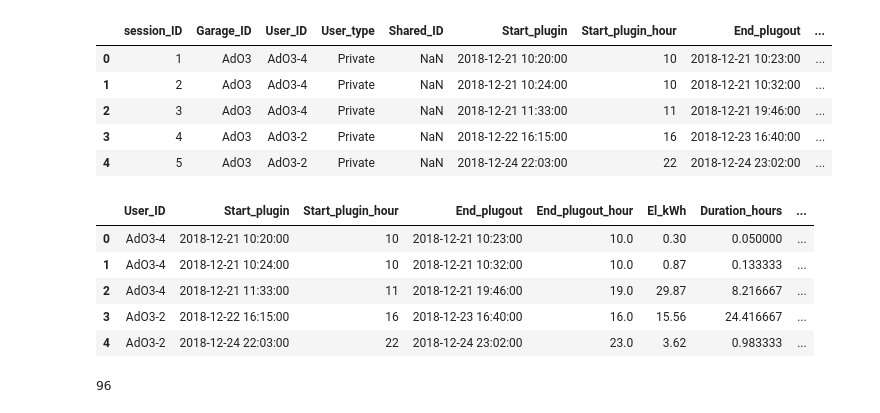
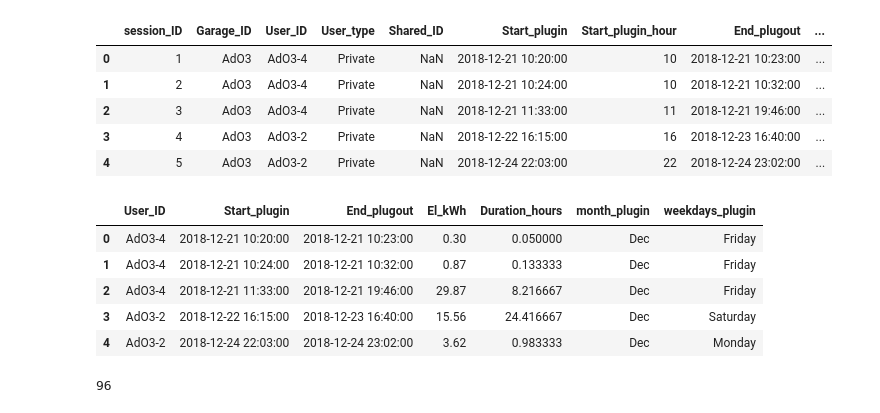
Before and after one commit to jarviskroos7/pev_intelligent_charging_control, a Jupyter notebook: notebooks/charging_data_proc.ipynb, the cells around one changed output. Cells and saved outputs as stored; diff of their text form; code cells hidden in the pictures.

```diff
--- a/notebooks/charging_data_proc.ipynb
+++ b/notebooks/charging_data_proc.ipynb
@@ -39,14 +39,14 @@ sessions.head()
 | 3 | 4 | AdO3 | AdO3-2 | Private | NaN | 2018-12-22 16:15:00 | 16 | 2018-12-23 16:40:00 | ... |
 | 4 | 5 | AdO3 | AdO3-2 | Private | NaN | 2018-12-24 22:03:00 | 22 | 2018-12-24 23:02:00 | ... |
 # %%
-sessions.drop(columns=['session_ID', 'Garage_ID', 'User_type', 'Shared_ID', 'Plugin_category', 'Duration_category']).head()
+sessions.drop(columns=['session_ID', 'Start_plugin_hour', 'End_plugout_hour', 'Garage_ID', 'User_type', 'Shared_ID', 'Plugin_category', 'Duration_category']).head()
 # %% [output]
-|  | User_ID | Start_plugin | Start_plugin_hour | End_plugout | End_plugout_hour | El_kWh | Duration_hours | ... |
-| 0 | AdO3-4 | 2018-12-21 10:20:00 | 10 | 2018-12-21 10:23:00 | 10.0 | 0.30 | 0.050000 | ... |
-| 1 | AdO3-4 | 2018-12-21 10:24:00 | 10 | 2018-12-21 10:32:00 | 10.0 | 0.87 | 0.133333 | ... |
-| 2 | AdO3-4 | 2018-12-21 11:33:00 | 11 | 2018-12-21 19:46:00 | 19.0 | 29.87 | 8.216667 | ... |
-| 3 | AdO3-2 | 2018-12-22 16:15:00 | 16 | 2018-12-23 16:40:00 | 16.0 | 15.56 | 24.416667 | ... |
-| 4 | AdO3-2 | 2018-12-24 22:03:00 | 22 | 2018-12-24 23:02:00 | 23.0 | 3.62 | 0.983333 | ... |
+|  | User_ID | Start_plugin | End_plugout | El_kWh | Duration_hours | month_plugin | weekdays_plugin |
+| 0 | AdO3-4 | 2018-12-21 10:20:00 | 2018-12-21 10:23:00 | 0.30 | 0.050000 | Dec | Friday |
+| 1 | AdO3-4 | 2018-12-21 10:24:00 | 2018-12-21 10:32:00 | 0.87 | 0.133333 | Dec | Friday |
+| 2 | AdO3-4 | 2018-12-21 11:33:00 | 2018-12-21 19:46:00 | 29.87 | 8.216667 | Dec | Friday |
+| 3 | AdO3-2 | 2018-12-22 16:15:00 | 2018-12-23 16:40:00 | 15.56 | 24.416667 | Dec | Saturday |
+| 4 | AdO3-2 | 2018-12-24 22:03:00 | 2018-12-24 23:02:00 | 3.62 | 0.983333 | Dec | Monday |
 # %%
 sessions['User_ID'].nunique()
 # %% [output]
```
Also changed, not shown: 38 other files.
